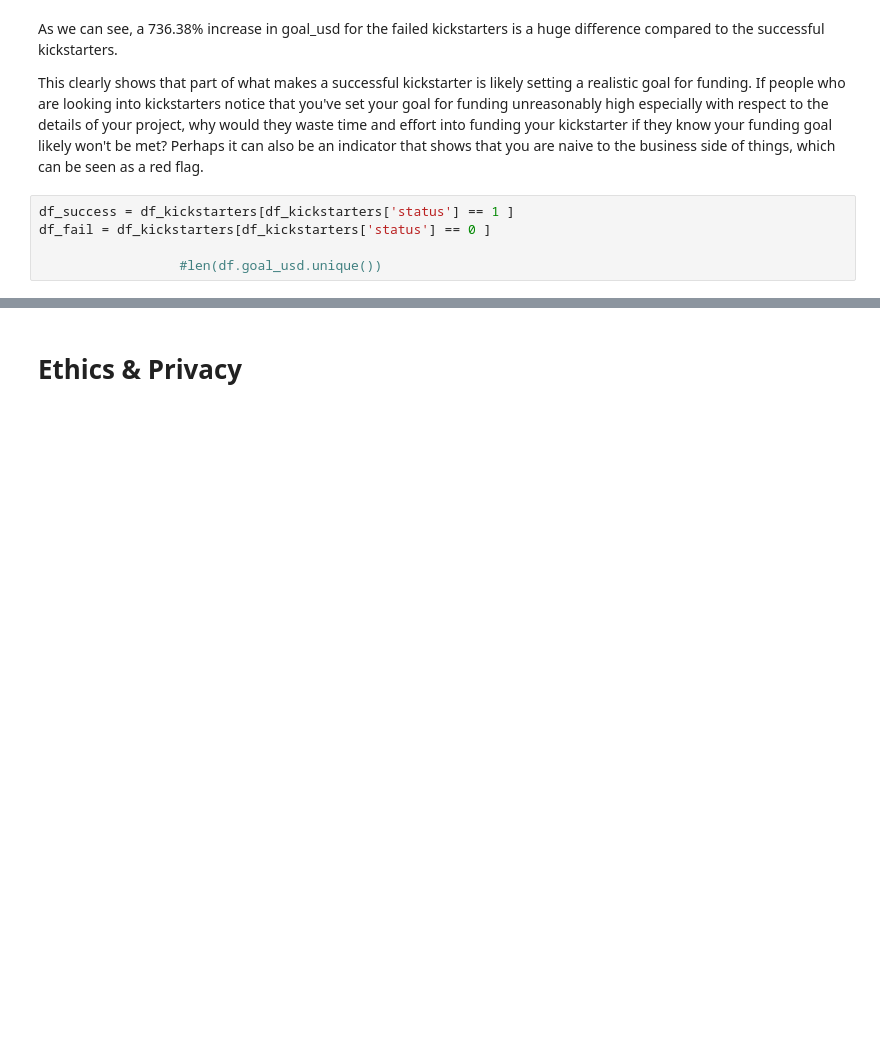
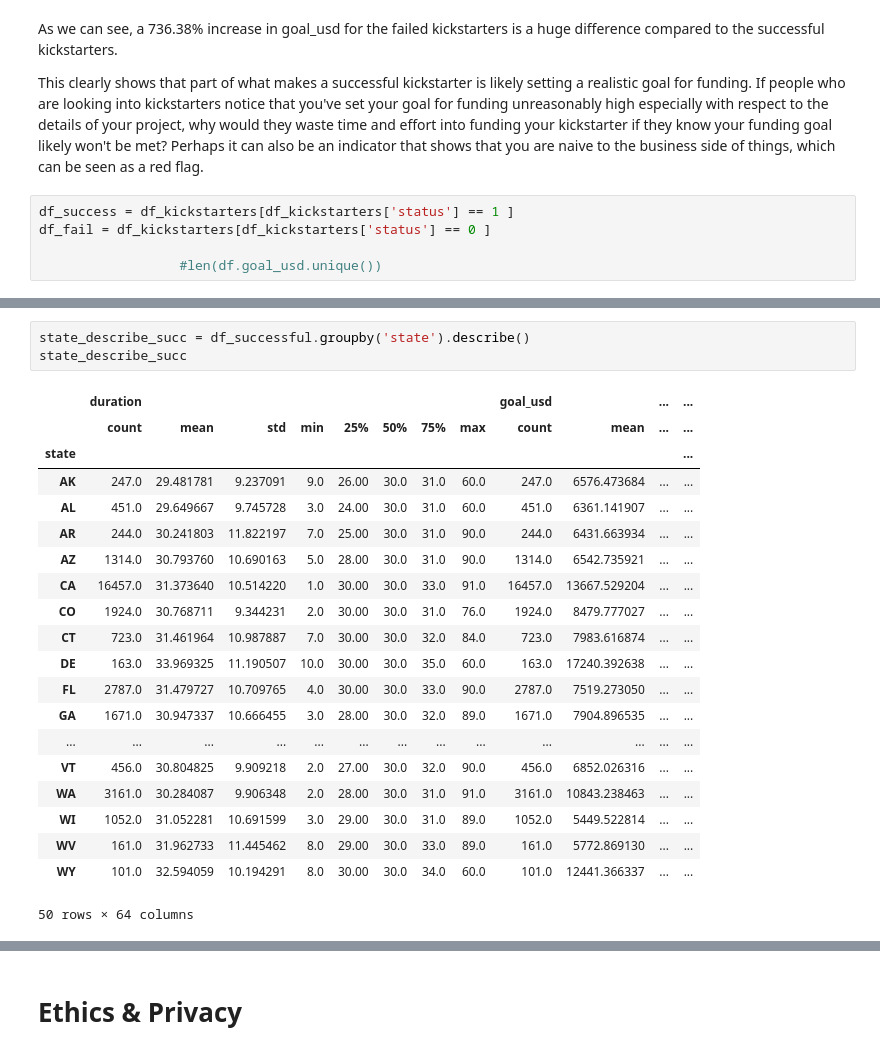
Before and after one commit to krandapus/Projects, a Jupyter notebook: FinalProject.ipynb, the cells around one changed output, grey strips where cells are left out. Saved outputs shown, nothing was run; the diff lists cells and outputs as text; blank space fills up the shorter version.

```diff
--- a/FinalProject.ipynb
+++ b/FinalProject.ipynb
@@ -422 +434,25 @@ state_describe
 50 rows × 72 columns
+# %%
+state_describe_succ = df_successful.groupby('state').describe()
+state_describe_succ
+# %% [output]
+|  | duration |  |  |  |  |  |  |  | goal_usd |  | ... | ... |
+|  | count | mean | std | min | 25% | 50% | 75% | max | count | mean | ... | ... |
+| state |  |  |  |  |  |  |  |  |  |  |  | ... |
+| AK | 247.0 | 29.481781 | 9.237091 | 9.0 | 26.00 | 30.0 | 31.0 | 60.0 | 247.0 | 6576.473684 | ... | ... |
+| AL | 451.0 | 29.649667 | 9.745728 | 3.0 | 24.00 | 30.0 | 31.0 | 60.0 | 451.0 | 6361.141907 | ... | ... |
+| AR | 244.0 | 30.241803 | 11.822197 | 7.0 | 25.00 | 30.0 | 31.0 | 90.0 | 244.0 | 6431.663934 | ... | ... |
+| AZ | 1314.0 | 30.793760 | 10.690163 | 5.0 | 28.00 | 30.0 | 31.0 | 90.0 | 1314.0 | 6542.735921 | ... | ... |
+| CA | 16457.0 | 31.373640 | 10.514220 | 1.0 | 30.00 | 30.0 | 33.0 | 91.0 | 16457.0 | 13667.529204 | ... | ... |
+| CO | 1924.0 | 30.768711 | 9.344231 | 2.0 | 30.00 | 30.0 | 31.0 | 76.0 | 1924.0 | 8479.777027 | ... | ... |
+| CT | 723.0 | 31.461964 | 10.987887 | 7.0 | 30.00 | 30.0 | 32.0 | 84.0 | 723.0 | 7983.616874 | ... | ... |
+| DE | 163.0 | 33.969325 | 11.190507 | 10.0 | 30.00 | 30.0 | 35.0 | 60.0 | 163.0 | 17240.392638 | ... | ... |
+| FL | 2787.0 | 31.479727 | 10.709765 | 4.0 | 30.00 | 30.0 | 33.0 | 90.0 | 2787.0 | 7519.273050 | ... | ... |
+| GA | 1671.0 | 30.947337 | 10.666455 | 3.0 | 28.00 | 30.0 | 32.0 | 89.0 | 1671.0 | 7904.896535 | ... | ... |
+| ... | ... | ... | ... | ... | ... | ... | ... | ... | ... | ... | ... | ... |
+| VT | 456.0 | 30.804825 | 9.909218 | 2.0 | 27.00 | 30.0 | 32.0 | 90.0 | 456.0 | 6852.026316 | ... | ... |
+| WA | 3161.0 | 30.284087 | 9.906348 | 2.0 | 28.00 | 30.0 | 31.0 | 91.0 | 3161.0 | 10843.238463 | ... | ... |
+| WI | 1052.0 | 31.052281 | 10.691599 | 3.0 | 29.00 | 30.0 | 31.0 | 89.0 | 1052.0 | 5449.522814 | ... | ... |
+| WV | 161.0 | 31.962733 | 11.445462 | 8.0 | 29.00 | 30.0 | 33.0 | 89.0 | 161.0 | 5772.869130 | ... | ... |
+| WY | 101.0 | 32.594059 | 10.194291 | 8.0 | 30.00 | 30.0 | 34.0 | 60.0 | 101.0 | 12441.366337 | ... | ... |
+50 rows × 64 columns
```
Also changed, not shown: parts of 12 cells of this notebook.
